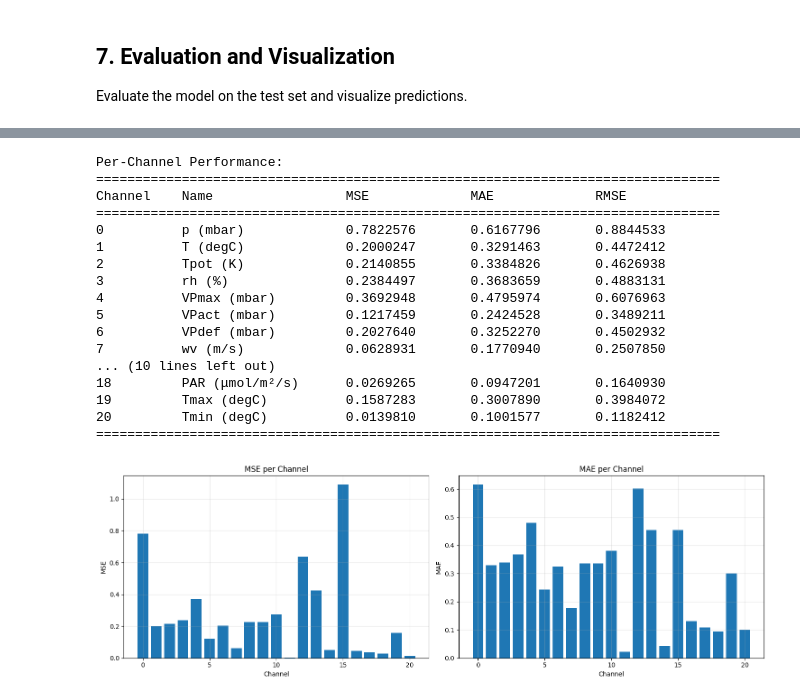
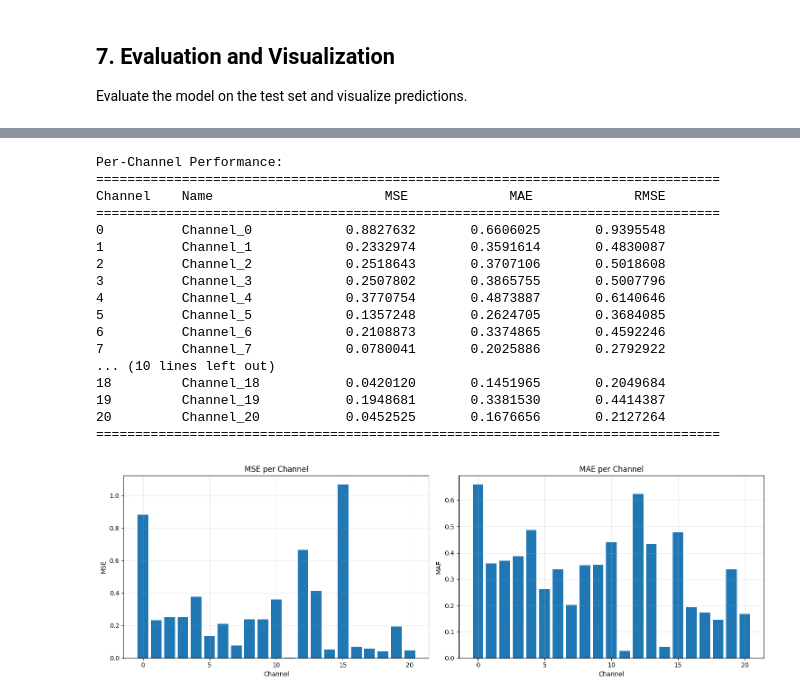
Before and after one commit to MSISCapstone/MSVLPatchTST, a Jupyter notebook: notebooks/PatchTST_VariableLengthLR_HourOfTheDay_Harish.ipynb, the cells around one changed output, grey strips where cells are left out. Drawn from its saved outputs; the diff is of its cells as text; code cells hidden in the pictures.

```diff
--- a/notebooks/PatchTST_VariableLengthLR_HourOfTheDay_Harish.ipynb
+++ b/notebooks/PatchTST_VariableLengthLR_HourOfTheDay_Harish.ipynb
@@ -507,7 +445,7 @@ class VariableLengthConfig:
         self.itr = 1
         self.des = 'PhysicsBased_HourOfDay_Exp'
         self.loss = 'mse'
-        self.cga_flag = True #Harish added this flag Mark True if you want to use Cross Attention
+        self.cga_flag = False #Harish added this flag Mark True if you want to use Cross Attention
 
 args = VariableLengthConfig()
 set_seed(args.random_seed)
@@ -2781,17 +3011,28 @@ Error stats - mean: -0.001219, std: 0.507205
 num_channels = preds.shape[-1]  # 21 weather channels
 channel_metrics = []
 
-# Channel names from WEATHER_CHANNELS (ordered 0-20)
-channel_names = [
-    'p (mbar)', 'T (degC)', 'Tpot (K)', 'rh (%)', 'VPmax (mbar)',
-    'VPact (mbar)', 'VPdef (mbar)', 'wv (m/s)', 'max. wv (m/s)', 'wd (deg)',
-    'rain (mm)', 'raining (s)', 'sh (g/kg)', 'H2OC (mmol/mol)', 'rho (g/m**3)',
-    'Tdew (degC)', 'Tlog (degC)', 'CO2 (ppm)', 'PAR (μmol/m²/s)', 'Tmax (degC)', 'Tmin (degC)'
-]
+# Get channel names from WEATHER_CHANNELS dictionary (preserving order)
+channel_names = []
+for group_name, group_info in args.channel_groups.items():
+    for idx in group_info['indices']:
+        if idx < args.c_out:  # Only weather channels (0-20), not hour features (21-22)
+            # Find the channel name from WEATHER_CHANNELS
+            ch_name = None
+            for name, ch_idx in WEATHER_CHANNELS.items():
+                if ch_idx == idx:
+                    ch_name = name
+                    break
+            if ch_name is None:
+                ch_name = f'Channel_{idx}'
+            channel_names.append((idx, ch_name))
+
+# Sort by channel index to ensure proper order
+channel_names.sort(key=lambda x: x[0])
+channel_names = [name for idx, name in channel_names]  # Extract just the names
 
 print("\nPer-Channel Performance:")
 print("=" * 80)
-print(f"{'Channel':<10} {'Name':<20} {'MSE':<15} {'MAE':<15} {'RMSE':<15}")
+print(f"{'Channel':<10} {'Name':<25} {'MSE':<15} {'MAE':<15} {'RMSE':<15}")
 print("=" * 80)
 
 for ch in range(num_channels):
@@ -2808,43 +3049,43 @@ for ch in range(num_channels):
 
 print("=" * 80)
 
 # Visualize channel performance
 channels = [m['channel'] for m in channel_metrics]
 mses = [m['mse'] for m in channel_metrics]
 maes = [m['mae'] for m in channel_metrics]
 
 fig, axes = plt.subplots(1, 2, figsize=(15, 5))
 
 axes[0].bar(channels, mses)
 axes[0].set_xlabel('Channel')
 axes[0].set_ylabel('MSE')
 axes[0].set_title('MSE per Channel')
 axes[0].grid(True, alpha=0.3)
 
 axes[1].bar(channels, maes)
 axes[1].set_xlabel('Channel')
 axes[1].set_ylabel('MAE')
 axes[1].set_title('MAE per Channel')
 axes[1].grid(True, alpha=0.3)
 
 plt.tight_layout()
 plt.show()
 # %% [output]
 Per-Channel Performance:
 ================================================================================
-Channel    Name                 MSE             MAE             RMSE
+Channel    Name                      MSE             MAE             RMSE
 ================================================================================
-0          p (mbar)             0.7822576       0.6167796       0.8844533
-1          T (degC)             0.2000247       0.3291463       0.4472412
-2          Tpot (K)             0.2140855       0.3384826       0.4626938
-3          rh (%)               0.2384497       0.3683659       0.4883131
-4          VPmax (mbar)         0.3692948       0.4795974       0.6076963
-5          VPact (mbar)         0.1217459       0.2424528       0.3489211
-6          VPdef (mbar)         0.2027640       0.3252270       0.4502932
-7          wv (m/s)             0.0628931       0.1770940       0.2507850
+0          Channel_0            0.8827632       0.6606025       0.9395548
+1          Channel_1            0.2332974       0.3591614       0.4830087
+2          Channel_2            0.2518643       0.3707106       0.5018608
+3          Channel_3            0.2507802       0.3865755       0.5007796
+4          Channel_4            0.3770754       0.4873887       0.6140646
+5          Channel_5            0.1357248       0.2624705       0.3684085
+6          Channel_6            0.2108873       0.3374865       0.4592246
+7          Channel_7            0.0780041       0.2025886       0.2792922
 ... (10 lines left out)
-18         PAR (μmol/m²/s)      0.0269265       0.0947201       0.1640930
-19         Tmax (degC)          0.1587283       0.3007890       0.3984072
-20         Tmin (degC)          0.0139810       0.1001577       0.1182412
+18         Channel_18           0.0420120       0.1451965       0.2049684
+19         Channel_19           0.1948681       0.3381530       0.4414387
+20         Channel_20           0.0452525       0.1676656       0.2127264
 ================================================================================
-[figure, old version]
+[figure, new version]
```
Also changed, not shown: parts of 17 cells of this notebook.
